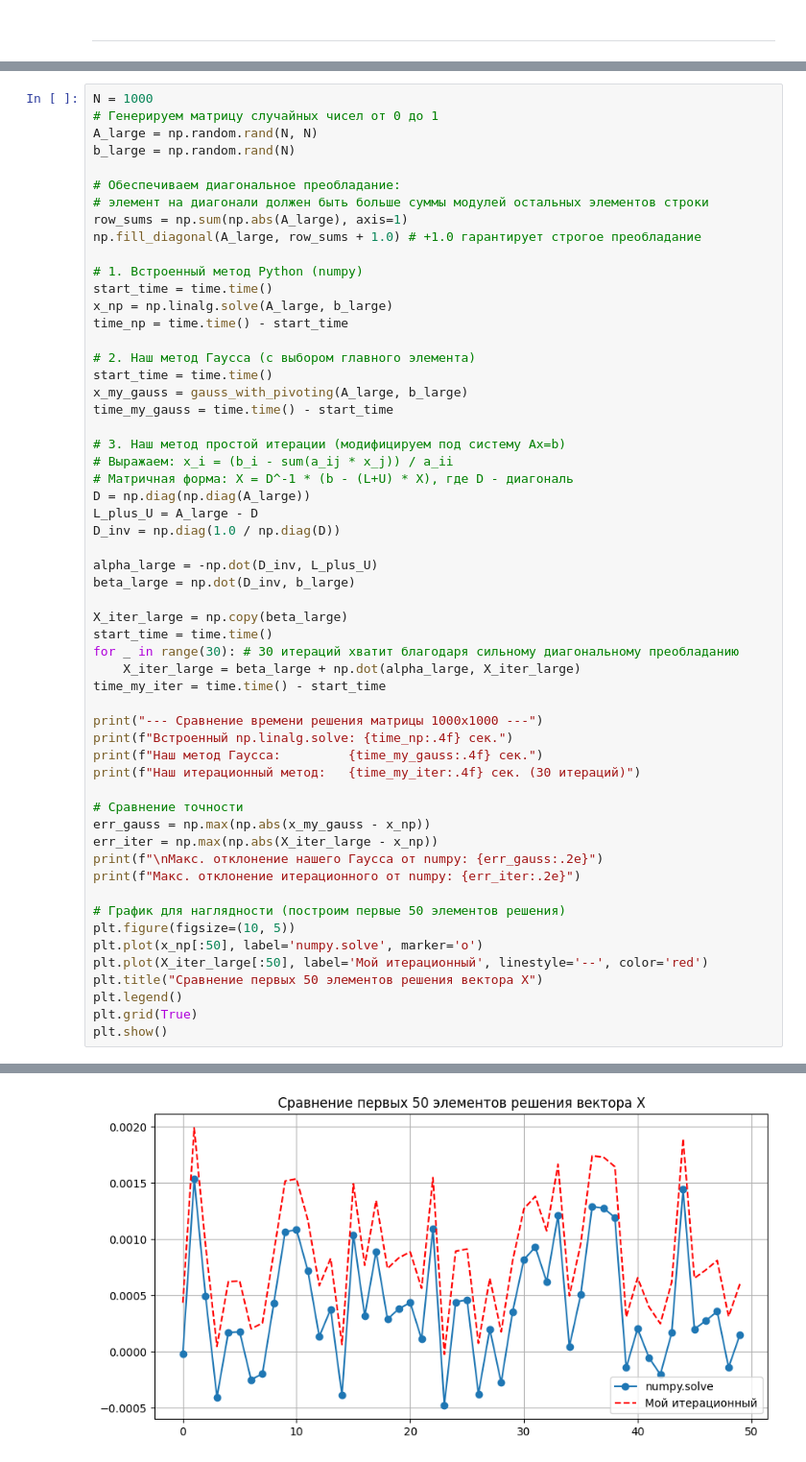
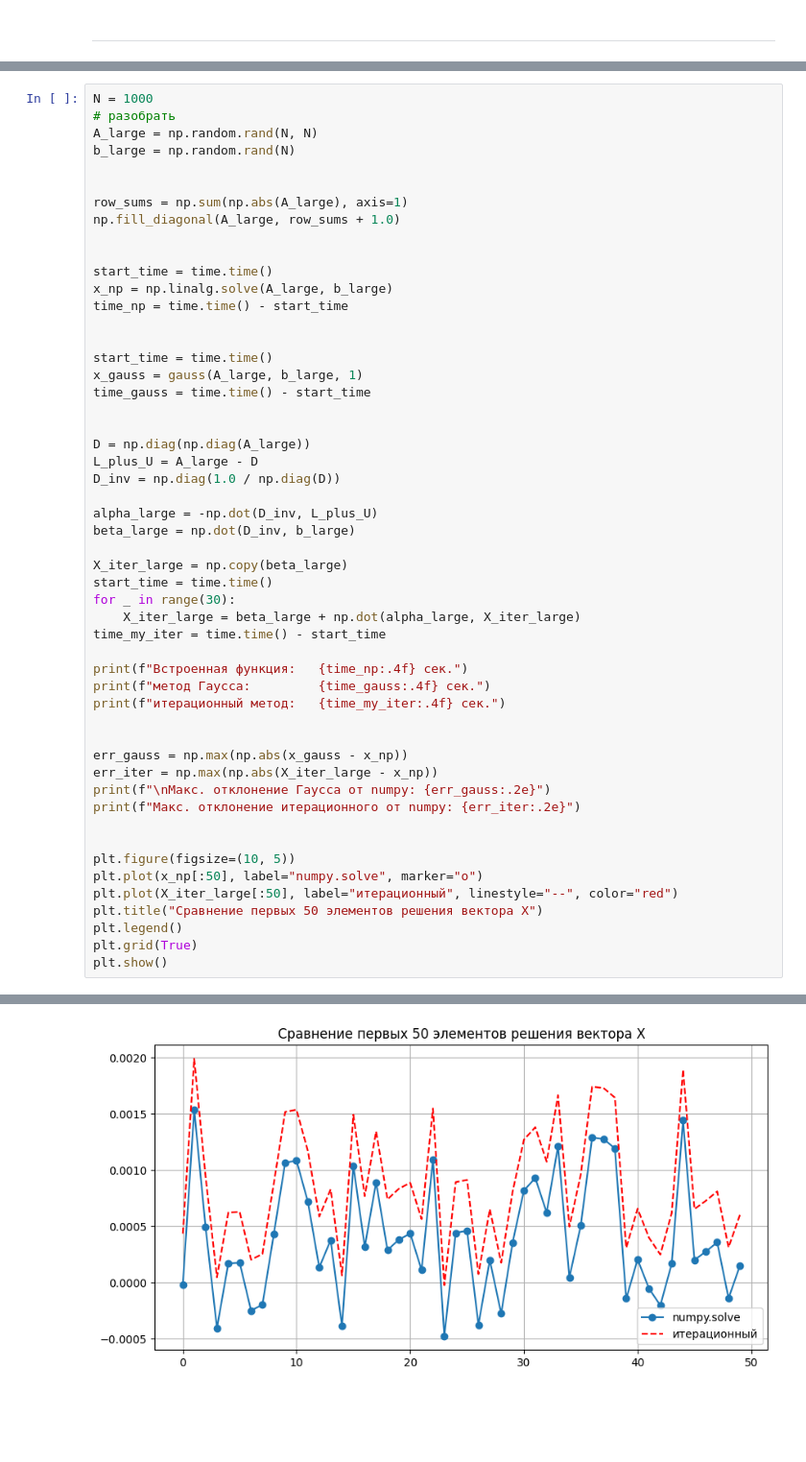
Before and after one commit to medovichka/Vyz, a Jupyter notebook: 2курс/2семестр/Код/Вычислительная Математика/2/1.ipynb, the cells around one changed output, grey strips where cells are left out. Shown at 96% size. Saved outputs shown, nothing was run; the diff lists cells and outputs as text; blank space fills up the shorter version.

```diff
--- a/2курс/2семестр/Код/Вычислительная Математика/2/1.ipynb
+++ b/2курс/2семестр/Код/Вычислительная Математика/2/1.ipynb
@@ -384,27 +330,24 @@ x = -2.57527, y = 0.84388
 # %%
 N = 1000
-# Генерируем матрицу случайных чисел от 0 до 1
+# разобрать
 A_large = np.random.rand(N, N)
 b_large = np.random.rand(N)
 
-# Обеспечиваем диагональное преобладание:
-# элемент на диагонали должен быть больше суммы модулей остальных элементов строки
+
 row_sums = np.sum(np.abs(A_large), axis=1)
-np.fill_diagonal(A_large, row_sums + 1.0) # +1.0 гарантирует строгое преобладание
+np.fill_diagonal(A_large, row_sums + 1.0)
 
-# 1. Встроенный метод Python (numpy)
+
 start_time = time.time()
 x_np = np.linalg.solve(A_large, b_large)
 time_np = time.time() - start_time
 
-# 2. Наш метод Гаусса (с выбором главного элемента)
+
 start_time = time.time()
-x_my_gauss = gauss_with_pivoting(A_large, b_large)
-time_my_gauss = time.time() - start_time
+x_gauss = gauss(A_large, b_large, 1)
+time_gauss = time.time() - start_time
 
-# 3. Наш метод простой итерации (модифицируем под систему Ax=b)
-# Выражаем: x_i = (b_i - sum(a_ij * x_j)) / a_ii
-# Матричная форма: X = D^-1 * (b - (L+U) * X), где D - диагональ
+
 D = np.diag(np.diag(A_large))
 L_plus_U = A_large - D
 D_inv = np.diag(1.0 / np.diag(D))
@@ -414,25 +357,24 @@ beta_large = np.dot(D_inv, b_large)
 
 X_iter_large = np.copy(beta_large)
 start_time = time.time()
-for _ in range(30): # 30 итераций хватит благодаря сильному диагональному преобладанию
+for _ in range(30):
     X_iter_large = beta_large + np.dot(alpha_large, X_iter_large)
 time_my_iter = time.time() - start_time
 
-print("--- Сравнение времени решения матрицы 1000x1000 ---")
-print(f"Встроенный np.linalg.solve: {time_np:.4f} сек.")
-print(f"Наш метод Гаусса:         {time_my_gauss:.4f} сек.")
-print(f"Наш итерационный метод:   {time_my_iter:.4f} сек. (30 итераций)")
+print(f"Встроенная функция:   {time_np:.4f} сек.")
+print(f"метод Гаусса:         {time_gauss:.4f} сек.")
+print(f"итерационный метод:   {time_my_iter:.4f} сек.")
 
-# Сравнение точности
-err_gauss = np.max(np.abs(x_my_gauss - x_np))
+
+err_gauss = np.max(np.abs(x_gauss - x_np))
 err_iter = np.max(np.abs(X_iter_large - x_np))
-print(f"\nМакс. отклонение нашего Гаусса от numpy: {err_gauss:.2e}")
+print(f"\nМакс. отклонение Гаусса от numpy: {err_gauss:.2e}")
 print(f"Макс. отклонение итерационного от numpy: {err_iter:.2e}")
 
-# График для наглядности (построим первые 50 элементов решения)
+
 plt.figure(figsize=(10, 5))
-plt.plot(x_np[:50], label='numpy.solve', marker='o')
-plt.plot(X_iter_large[:50], label='Мой итерационный', linestyle='--', color='red')
+plt.plot(x_np[:50], label="numpy.solve", marker="o")
+plt.plot(X_iter_large[:50], label="итерационный", linestyle="--", color="red")
 plt.title("Сравнение первых 50 элементов решения вектора X")
 plt.legend()
 plt.grid(True)
@@ -447,3 +388,3 @@ plt.show()
 Макс. отклонение итерационного от numpy: 4.52e-04
-[figure, old version]
+[figure, new version]
 # %% [markdown]
```
Also changed, not shown: parts of 32 cells of this notebook, 1 other file.
